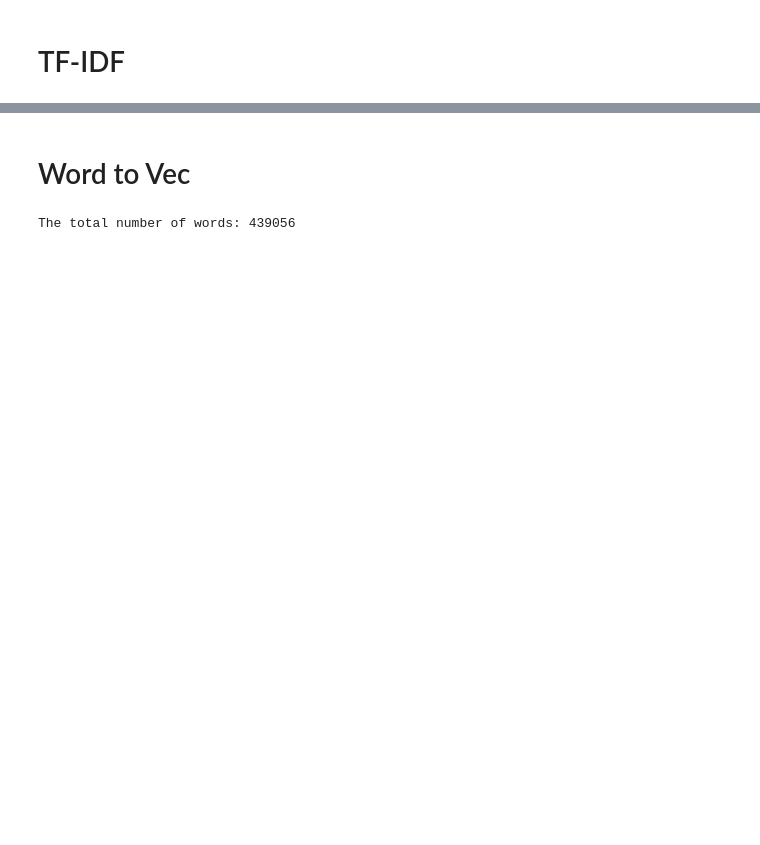
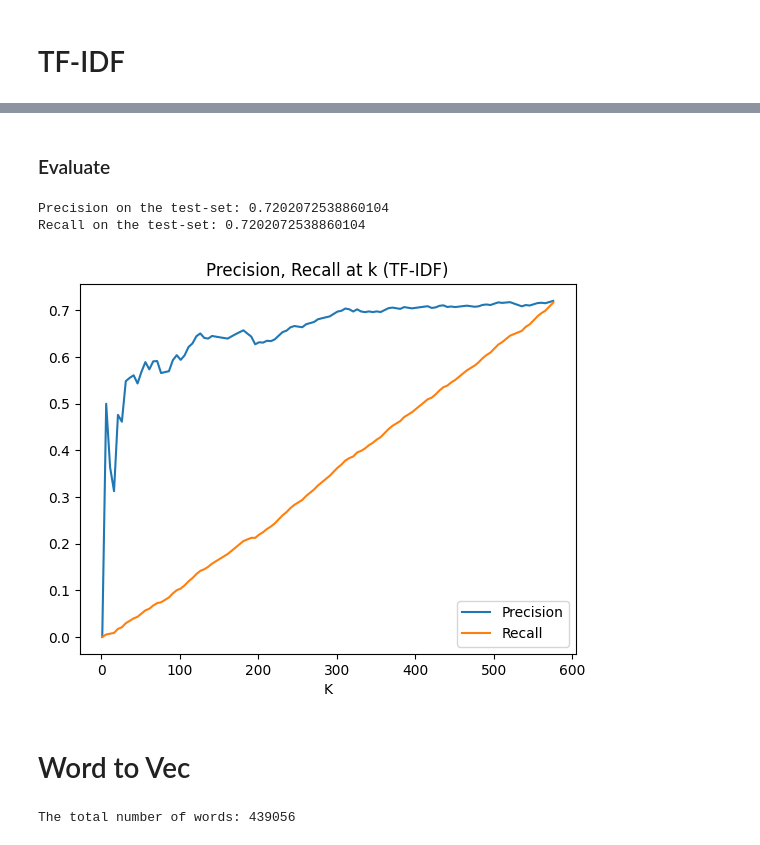
Before and after one commit to quangdaist/Short-Video-Recommendation, a Jupyter notebook: content-based.ipynb, the cells around one changed output, grey strips where cells are left out. Cells and saved outputs as stored; diff of their text form; code cells hidden in the pictures; blank space fills up the shorter version.

```diff
--- a/content-based.ipynb
+++ b/content-based.ipynb
@@ -102,0 +104,10 @@ descr_video_processed = pre_process_features(descr_video)
+# %%
+from sklearn.model_selection import train_test_split
+# train test split
+train, test = train_test_split(
+    history, train_size=0.1, shuffle=False)
+# get indices of video which user liked
+indices_liked_train = np.where(train['like'] == 1)[0]
+indices_liked_test = np.where(test['like'] == 1)[0]
+# %%
+liked_videos = history.loc[history['like'] == 1, 'id'].values
@@ -103,3 +116,18 @@ descr_video_processed = pre_process_features(descr_video)
+# %%
+def precision(actual, predicted, k):
+    act_set = list(actual)
+    pred_set = list(predicted[:k]) if k < len(act_set) else list(predicted)
+    right_pred = [act_set[i] == pred_set[i] for i in range(k)]
+    result = sum(right_pred) / float(k)
+    return result
+
+
+def recall(actual, predicted, k):
+    act_set = list(actual)
+    pred_set = list(predicted[:k]) if k < len(act_set) else list(predicted)
+    right_pred = [act_set[i] == pred_set[i] for i in range(k)]
+    result = sum(right_pred) / float(len(act_set))
+    return result
 # %% [markdown]
 # TF-IDF
 # %%
@@ -146,3 +167,36 @@ Video has id "7161372876992466203" with similarity: 0.0
+# %%
+test['id_recommend_tfidf'], test['watched_video_tfidf_similarity'] = rec_test_video.keys(
+), rec_test_video.values()
+
+test['pred_like_tfidf'] = test['id_recommend_tfidf'].apply(
+    lambda x: 1 if x in liked_videos else 0)
+# %% [markdown]
+### Evaluate
+# %%
+k_ = len(test)
+precision_idf = precision(test['like'], test['pred_like_tfidf'], k_)
+recall_idf = recall(test['like'], test['pred_like_tfidf'], k_)
+print('Precision on the test-set:', precision_idf)
+print('Recall on the test-set:', recall_idf)
+# %% [output]
+Precision on the test-set: 0.7202072538860104
+Recall on the test-set: 0.7202072538860104
+# %%
+k_video_precision_tfidf = {k: precision(
+    test['like'], test['pred_like_tfidf'], k) for k in range(1, len(test)+1, 5)}
+k_video_recall_tfidf = {k: recall(
+    test['like'], test['pred_like_tfidf'], k) for k in range(1, len(test)+1, 5)}
+
+plt.title("Precision, Recall at k (TF-IDF)")
+plt.plot(k_video_precision_tfidf.keys(),
+         k_video_precision_tfidf.values(), label='Precision')
+plt.plot(k_video_recall_tfidf.keys(),
+         k_video_recall_tfidf.values(), label='Recall')
+plt.xlabel('K')
+plt.legend()
+plt.show()
+# %% [output]
+[figure, added]
 # %% [markdown]
 # Word to Vec
 # %%
```
Also changed, not shown: parts of 33 cells of this notebook, 1 other file.
